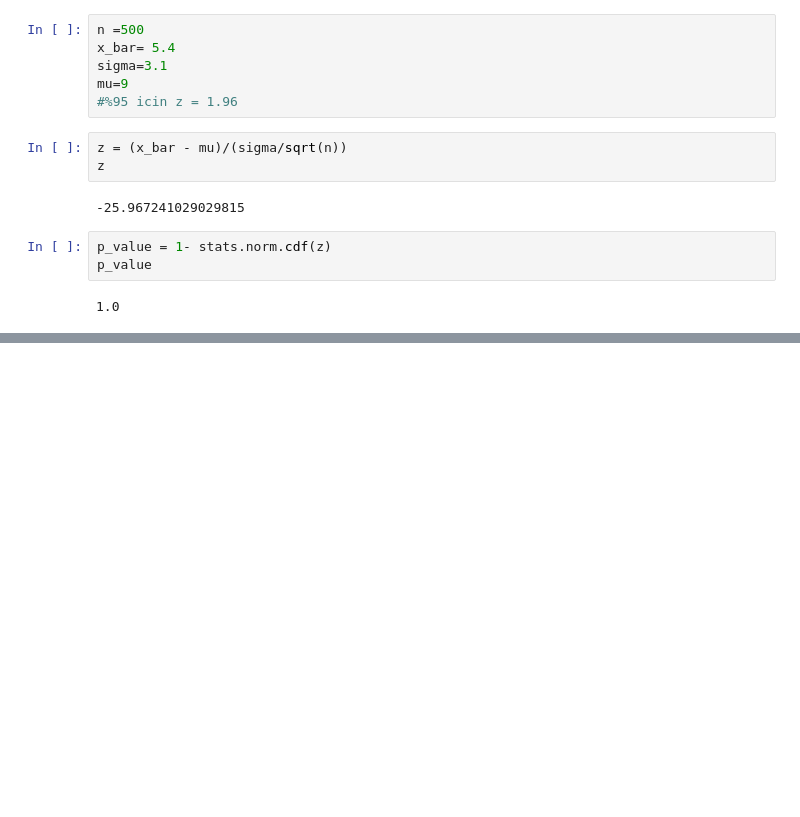
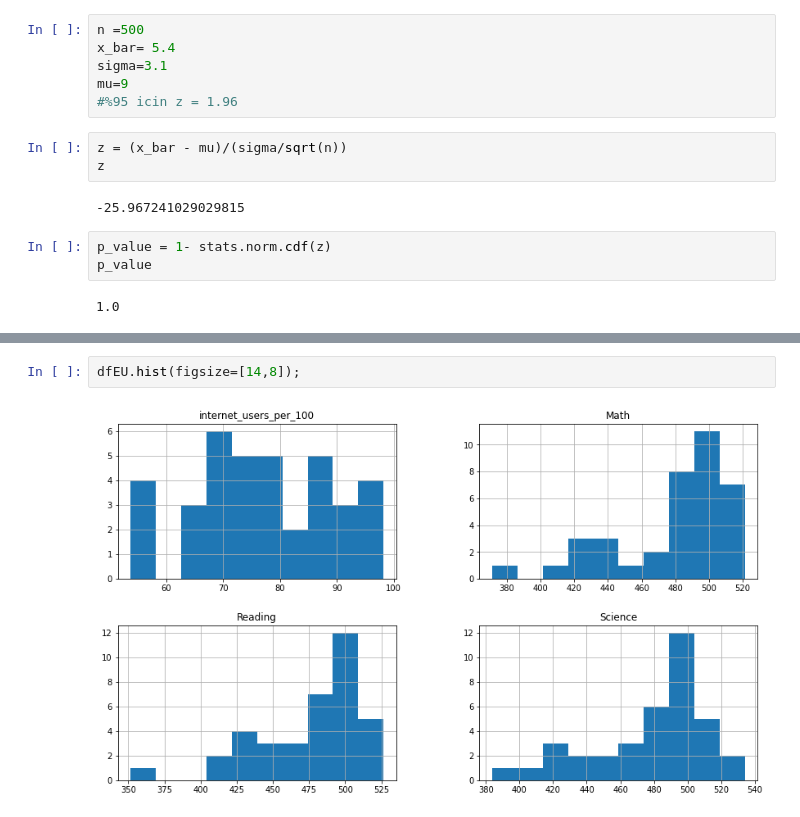
Before and after one commit to Bir01/02_DATA_SCIENCE_DATA_ANALYTICS_MODULE, a Jupyter notebook: 3- Classes_Labs/1. Stats/Stats_Assignment.ipynb, the cells around one changed output, grey strips where cells are left out. Saved outputs shown, nothing was run; the diff lists cells and outputs as text; blank space fills up the shorter version.

```diff
--- a/3- Classes_Labs/1. Stats/Stats_Assignment.ipynb
+++ b/3- Classes_Labs/1. Stats/Stats_Assignment.ipynb
@@ -121,0 +379,4 @@ p_value
+# %%
+dfEU.hist(figsize=[14,8]);
+# %% [output]
+[figure, added]
```
Also changed, not shown: parts of 93 cells of this notebook.
